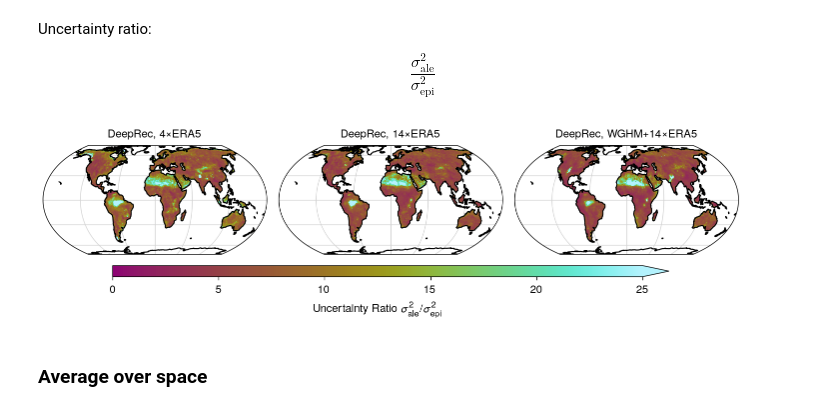
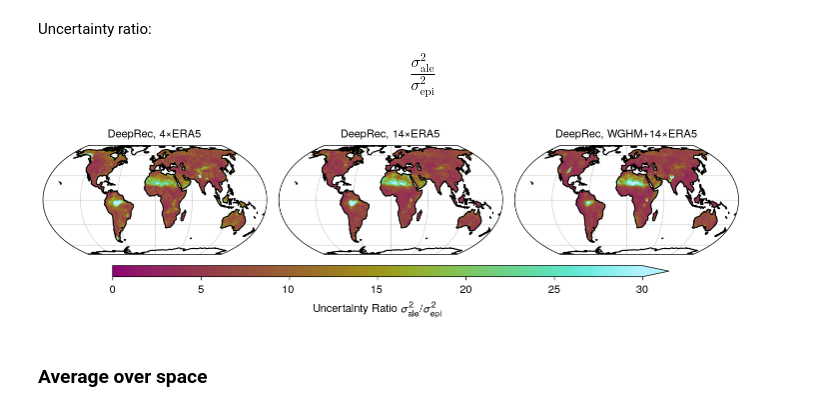
Before and after one commit to lqgentner/deeprec, a Jupyter notebook: notebooks/20-si-plots/uncertainty-evaluation.ipynb, the cells around one changed output. Drawn from its saved outputs; the diff is of its cells as text; code cells hidden in the pictures.

```diff
--- a/notebooks/20-si-plots/uncertainty-evaluation.ipynb
+++ b/notebooks/20-si-plots/uncertainty-evaluation.ipynb
@@ -138,16 +136,16 @@ vari_ratio = da_vari.sel(component="Aleatoric") / da_vari.sel(component="Epistem
 # %%
 plot_kwargs["cbar_kwargs"]["label"] = (
     "Uncertainty Ratio $ \sigma^2_{ale} / \sigma^2_{epi}$"
 )
 
 p = vari_ratio.mean("time").dr.projplot(
-    col="model", vmin=0, vmax=25, figsize=(7.2, 2.1), cmap=cmc.hawaii, **plot_kwargs
+    col="model", vmin=0, vmax=30, figsize=(7.2, 2.1), cmap=cmc.hawaii, **plot_kwargs
 )
 p.set_titles("{value}")
 
 p.fig.savefig(FIGURE_DIR / "uncertainty_ratio.pdf", backend="pgf")
 # %% [output]
-[figure, old version]
+[figure, new version]
 # %% [markdown]
 ### Average over space
 # %%
```
Also changed, not shown: parts of 3 cells of this notebook, 6 other files.
